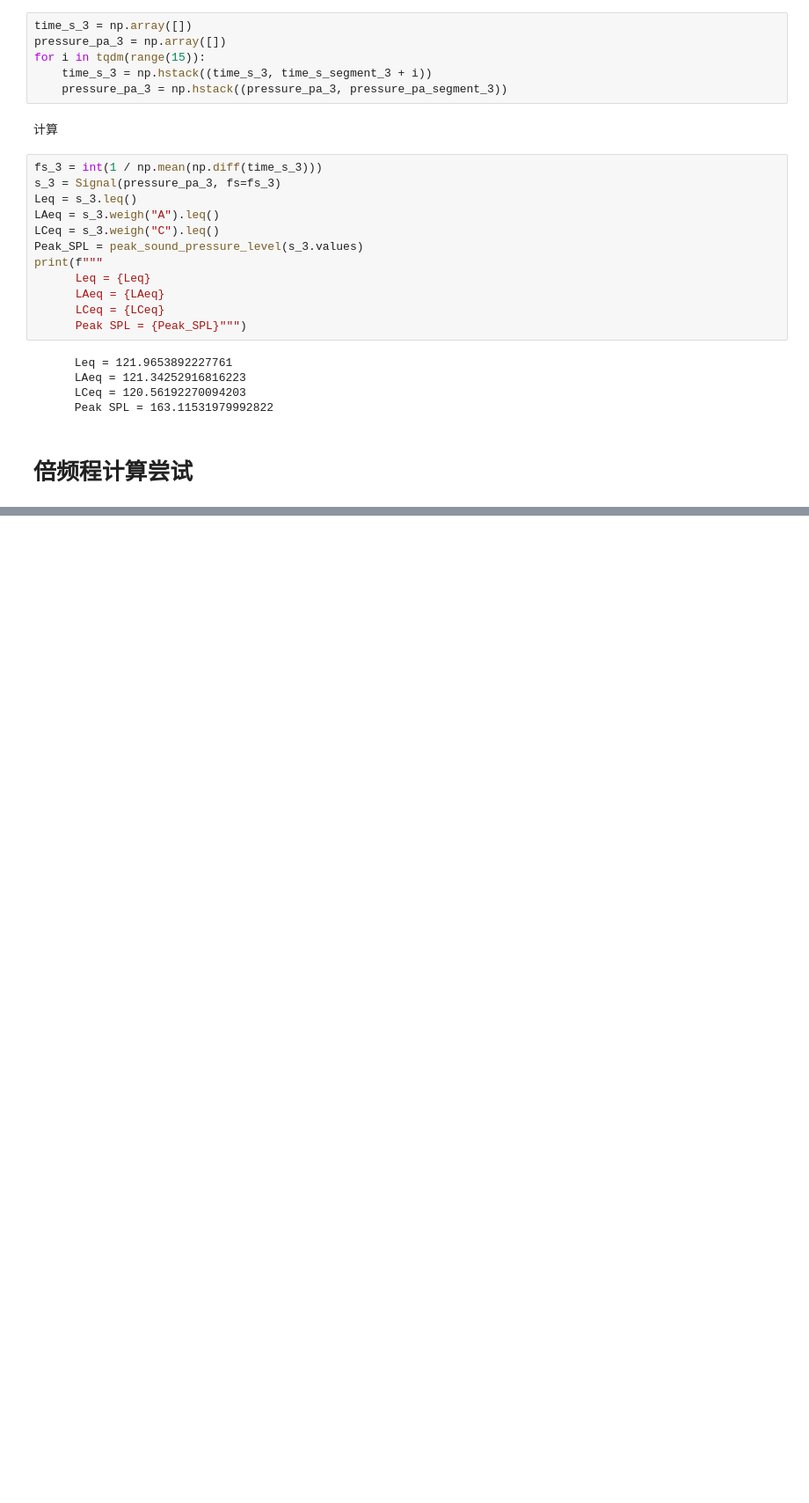
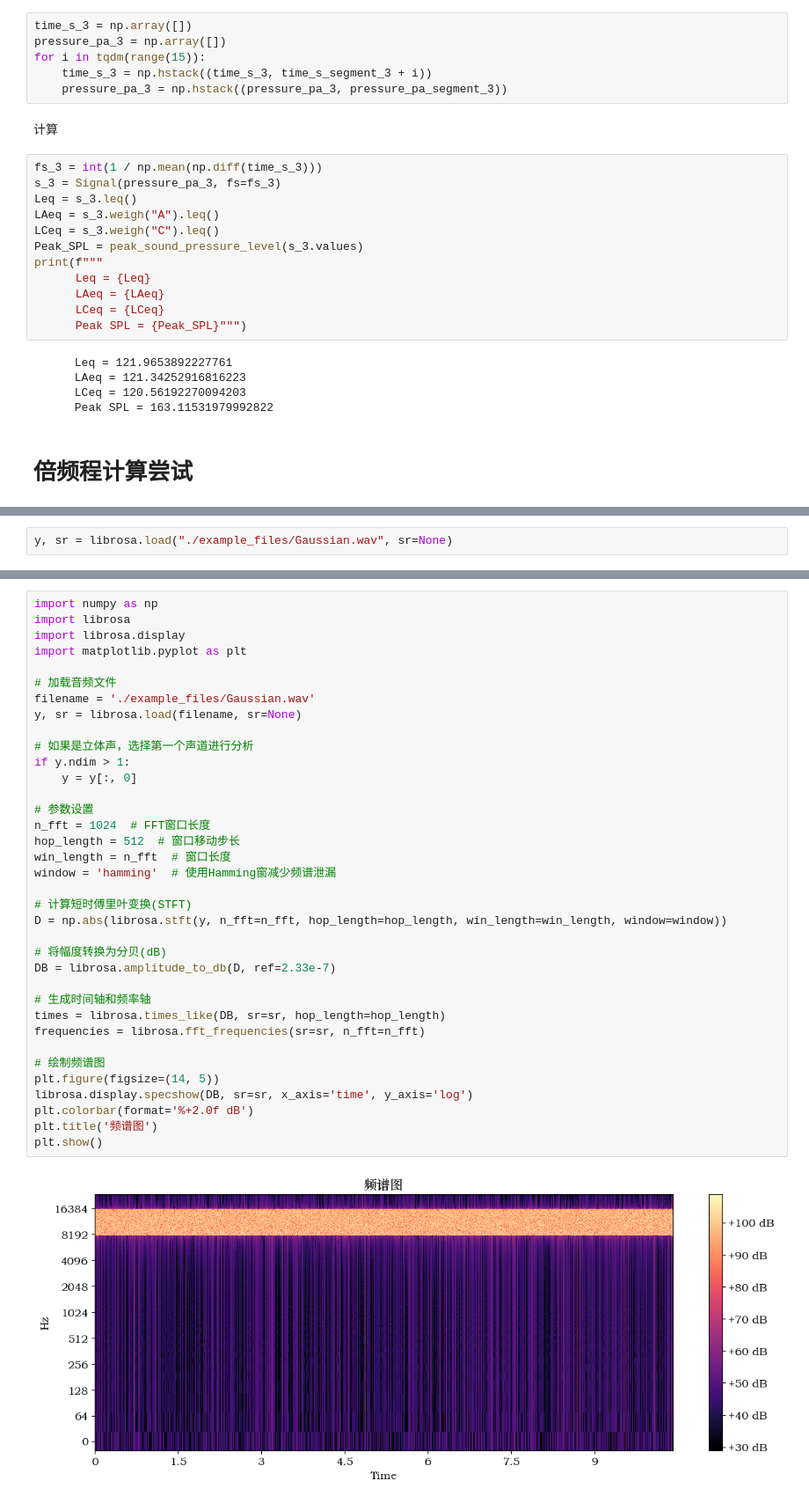
Before and after one commit to LewisBase/noise_info_toolkit, a Jupyter notebook: code_test.ipynb, the cells around one changed output, grey strips where cells are left out. Shown at 88% size. Cells and saved outputs as stored; diff of their text form; blank space fills up the shorter version.

```diff
--- a/code_test.ipynb
+++ b/code_test.ipynb
@@ -210,0 +189,2 @@ int(f[8].center[0])
+# %%
+y, sr = librosa.load("./example_files/Gaussian.wav", sr=None)
@@ -210,0 +209,38 @@ int(f[8].center[0])
+# %%
+import numpy as np
+import librosa
+import librosa.display
+import matplotlib.pyplot as plt
+
+# 加载音频文件
+filename = './example_files/Gaussian.wav'
+y, sr = librosa.load(filename, sr=None)
+
+# 如果是立体声，选择第一个声道进行分析
+if y.ndim > 1:
+    y = y[:, 0]
+
+# 参数设置
+n_fft = 1024  # FFT窗口长度
+hop_length = 512  # 窗口移动步长
+win_length = n_fft  # 窗口长度
+window = 'hamming'  # 使用Hamming窗减少频谱泄漏
+
+# 计算短时傅里叶变换(STFT)
+D = np.abs(librosa.stft(y, n_fft=n_fft, hop_length=hop_length, win_length=win_length, window=window))
+
+# 将幅度转换为分贝(dB)
+DB = librosa.amplitude_to_db(D, ref=2.33e-7)
+
+# 生成时间轴和频率轴
+times = librosa.times_like(DB, sr=sr, hop_length=hop_length)
+frequencies = librosa.fft_frequencies(sr=sr, n_fft=n_fft)
+
+# 绘制频谱图
+plt.figure(figsize=(14, 5))
+librosa.display.specshow(DB, sr=sr, x_axis='time', y_axis='log')
+plt.colorbar(format='%+2.0f dB')
+plt.title('频谱图')
+plt.show()
+# %% [output]
+[figure, added]
```
Also changed, not shown: parts of 10 cells of this notebook, 2 other files.
